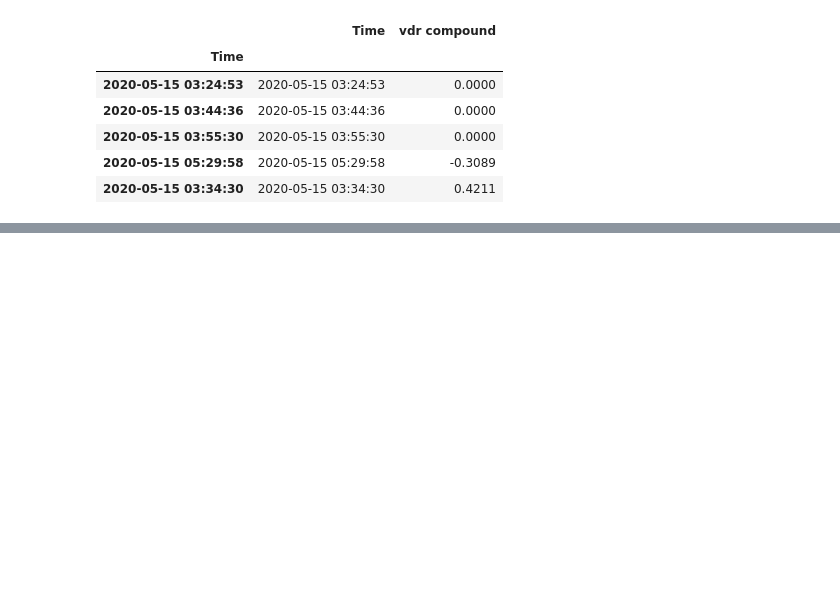
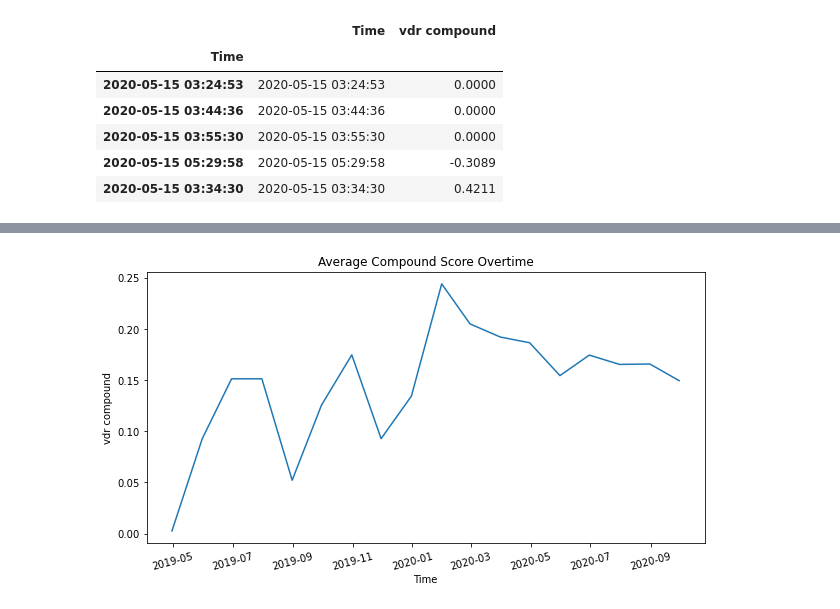
Before and after one commit to Sakyawira/Sentiment-Analysis, a Jupyter notebook: 2. Data Cleaning and Exploration.ipynb, the cells around one changed output, grey strips where cells are left out. Cells and saved outputs as stored; diff of their text form; code cells hidden in the pictures; blank space fills up the shorter version.

```diff
--- a/2. Data Cleaning and Exploration.ipynb
+++ b/2. Data Cleaning and Exploration.ipynb
@@ -375,0 +378,10 @@ plt.show()
+# %%
+data_mean = g.mean()
+# %%
+fig, ax = plt.subplots(figsize=(10,5))
+sns.lineplot(x=data_mean.index, y="vdr compound", data=data_mean)
+plt.xticks(rotation=15)
+plt.title('Average Compound Score Overtime')
+plt.show()
+# %% [output]
+[figure, added]
```
Also changed, not shown: parts of 3 cells of this notebook.
